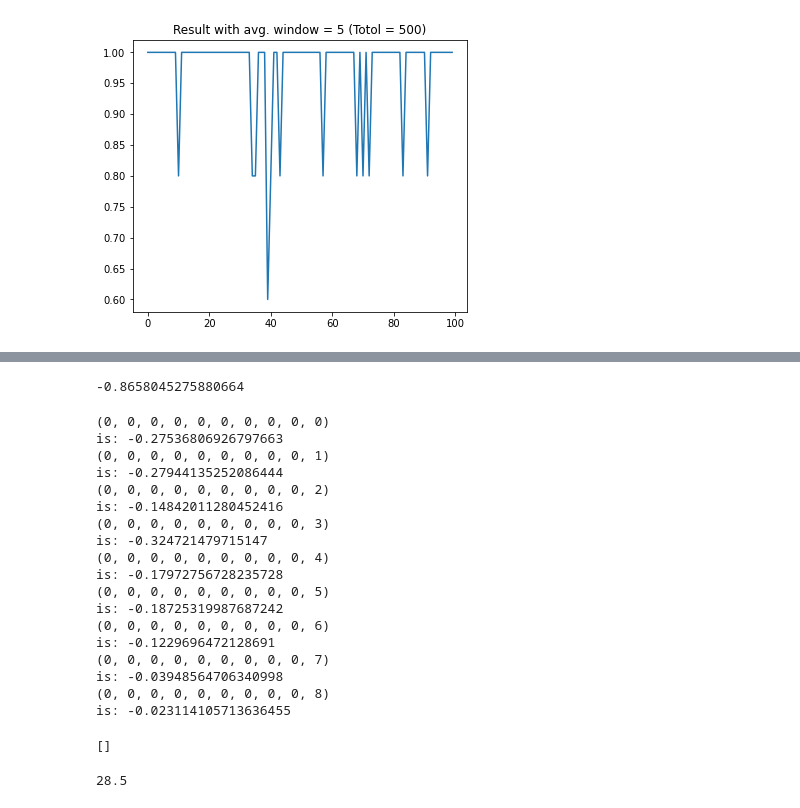
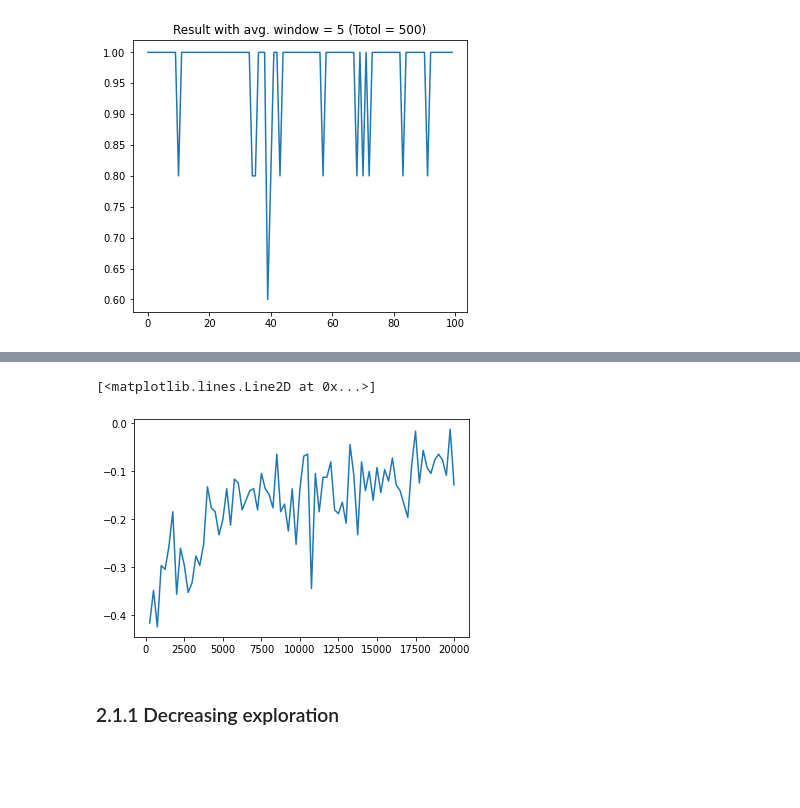
Before and after one commit to hibetterheyj/CS-456_RL_Project, a Jupyter notebook: tic_tac_toe_q_learning.ipynb, the cells around one changed output, grey strips where cells are left out. Cells and saved outputs as stored; diff of their text form; code cells hidden in the pictures; blank space fills up the shorter version.

Commit message:
Update q-learning method. All the experiments has been conducted. Some polishment on the figure needed. Todo is written in a markdown file.

```diff
--- a/tic_tac_toe_q_learning.ipynb
+++ b/tic_tac_toe_q_learning.ipynb
@@ -473,4 +404,0 @@ Mrand = -0.1, Draw rate = 0.024
-# %%
-player_qlearning.q_table[(0,0,0,0,-1,0,-1,0,1,7)]
-# %% [output]
--0.8658045275880664
@@ -483,29 +405,11 @@ def show_q_value(state,q_table):
-# %%
-show_q_value((0,0,0,0,0,0,0,0,0,),player_qlearning.q_table)
-# %% [output]
-(0, 0, 0, 0, 0, 0, 0, 0, 0, 0)
-is: -0.27536806926797663
-(0, 0, 0, 0, 0, 0, 0, 0, 0, 1)
-is: -0.27944135252086444
-(0, 0, 0, 0, 0, 0, 0, 0, 0, 2)
-is: -0.14842011280452416
-(0, 0, 0, 0, 0, 0, 0, 0, 0, 3)
-is: -0.324721479715147
-(0, 0, 0, 0, 0, 0, 0, 0, 0, 4)
-is: -0.17972756728235728
-(0, 0, 0, 0, 0, 0, 0, 0, 0, 5)
-is: -0.18725319987687242
-(0, 0, 0, 0, 0, 0, 0, 0, 0, 6)
-is: -0.1229696472128691
-(0, 0, 0, 0, 0, 0, 0, 0, 0, 7)
-is: -0.03948564706340998
-(0, 0, 0, 0, 0, 0, 0, 0, 0, 8)
-is: -0.023114105713636455
-# %%
-reward_record
-# %% [output]
-[]
-# %%
-np.mean(a)
-# %% [output]
-28.5
+# %%
+game_idx = list(avg_reward_record.keys())
+avg_rewards = list(avg_reward_record.values())
+
+plt.plot(game_idx,avg_rewards)
+# plt.savefig("s.png")
+# %% [output]
+[<matplotlib.lines.Line2D at 0x...>]
+[figure, added]
+# %% [markdown]
+### 2.1.1 Decreasing exploration
```
Also changed, not shown: parts of 28 cells of this notebook, 2 other files.
